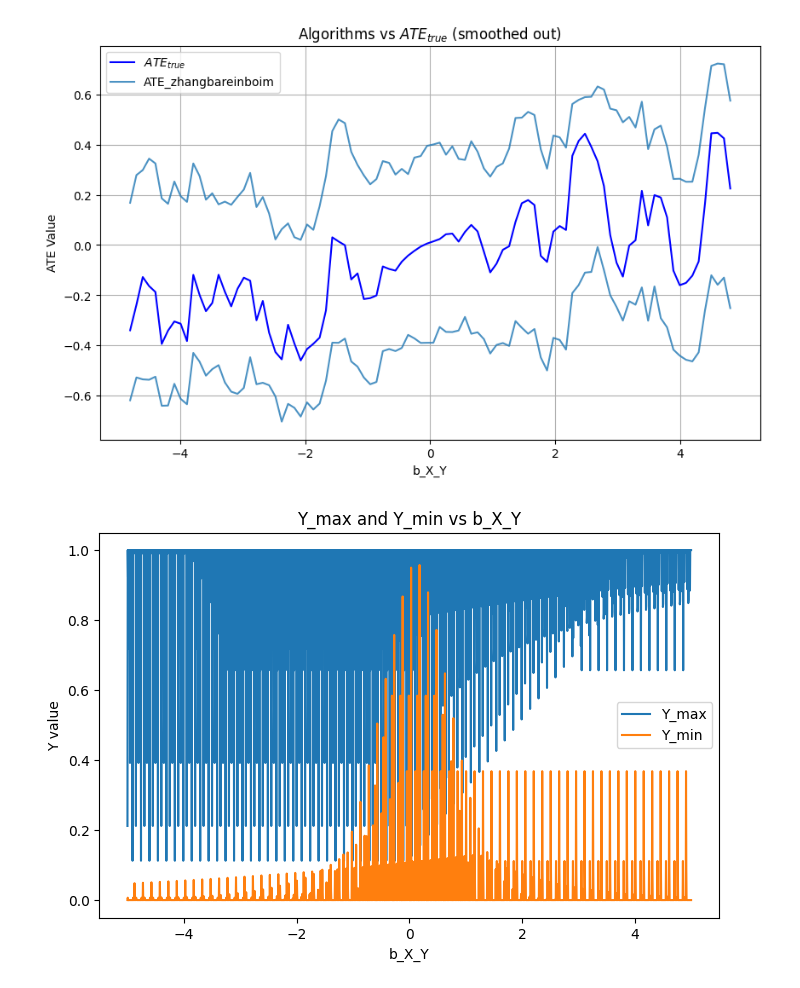
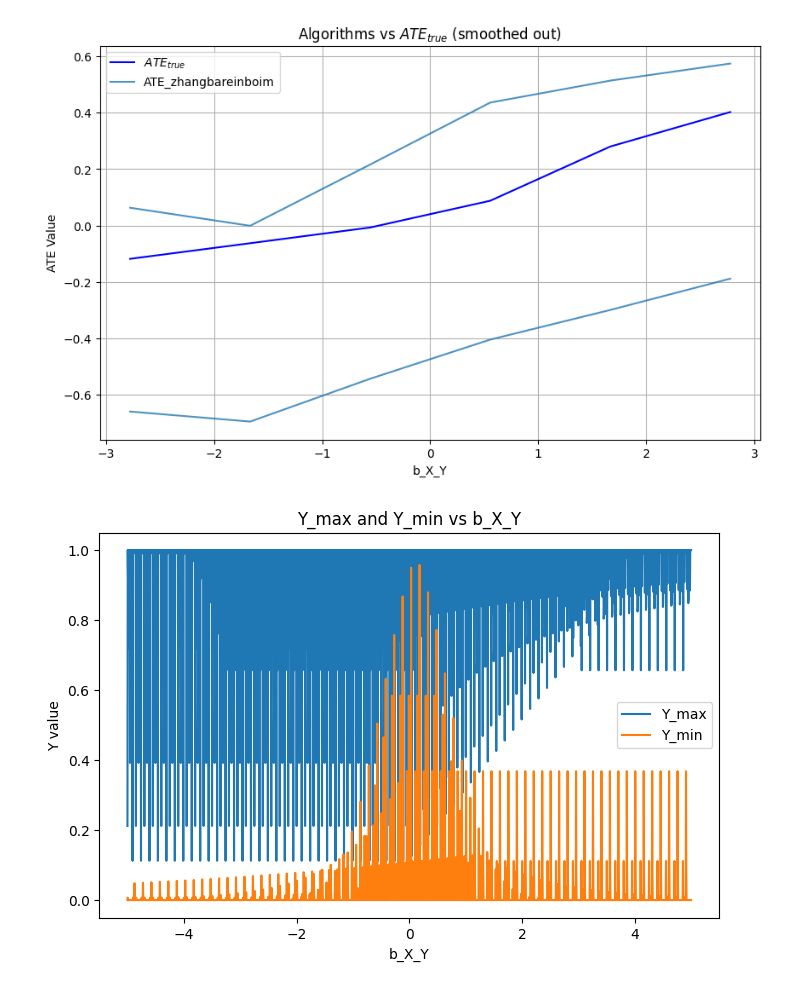
Before and after one commit to tmaringgele/causal-bounds, a Jupyter notebook: simulation_engine/test.ipynb, the cells around one changed output. Drawn from its saved outputs; the diff is of its cells as text; code cells hidden in the pictures.

```diff
--- a/simulation_engine/test.ipynb
+++ b/simulation_engine/test.ipynb
@@ -35,7 +35,7 @@ function_keys = [
             ]
 
 data = ContinuousIV.run_rolling_b_X_Y_simulations(
-    b_range=(-5, 5), N_points=100, replications=1, n=500,
+    b_range=(-5, 5), N_points=10, replications=1, n=500,
     # allowed_functions=['identity']
 )
 data
@@ -56,6 +54,7 @@ data
 # %%
 contIV = ContinuousIV('IV Dag', data, 1)
-contIV.run_all_bounding_algorithms()
-data
+contIV.run()
+# contIV.binaryIV.data
+contIV.data
 # %% [output]
 Running ATE_zhangbareinboim...
@@ -77,3 +81,4 @@ Total runtime: 21.28 seconds.
 # %%
-PlottingUtil.plot_smoothed_query_vs_bounds(contIV.data, 'ATE', ['ATE_zhangbareinboim'], 5)
+algs = contIV.get_algorithms('ATE')
+PlottingUtil.plot_smoothed_query_vs_bounds(contIV.data, 'ATE', algorithms, 5)
 # %% [output]
@@ -80,4 +86,4 @@ PlottingUtil.plot_smoothed_query_vs_bounds(contIV.data, 'ATE', ['ATE_zhangbarein
-[figure, old version]
+[figure, new version]
 # %%
 import matplotlib.pyplot as plt
 
```
Also changed, not shown: parts of 3 cells of this notebook, 2 other files.
